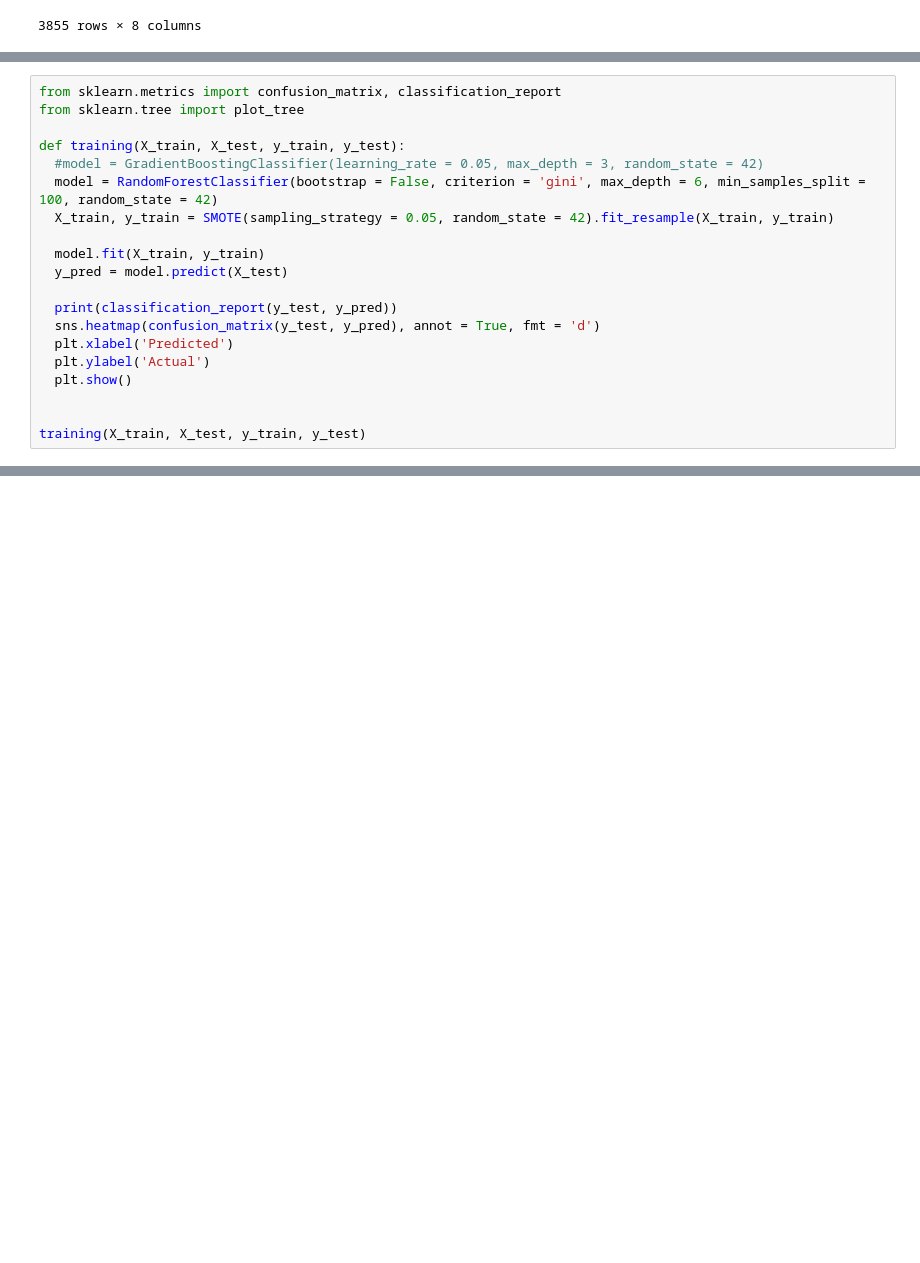
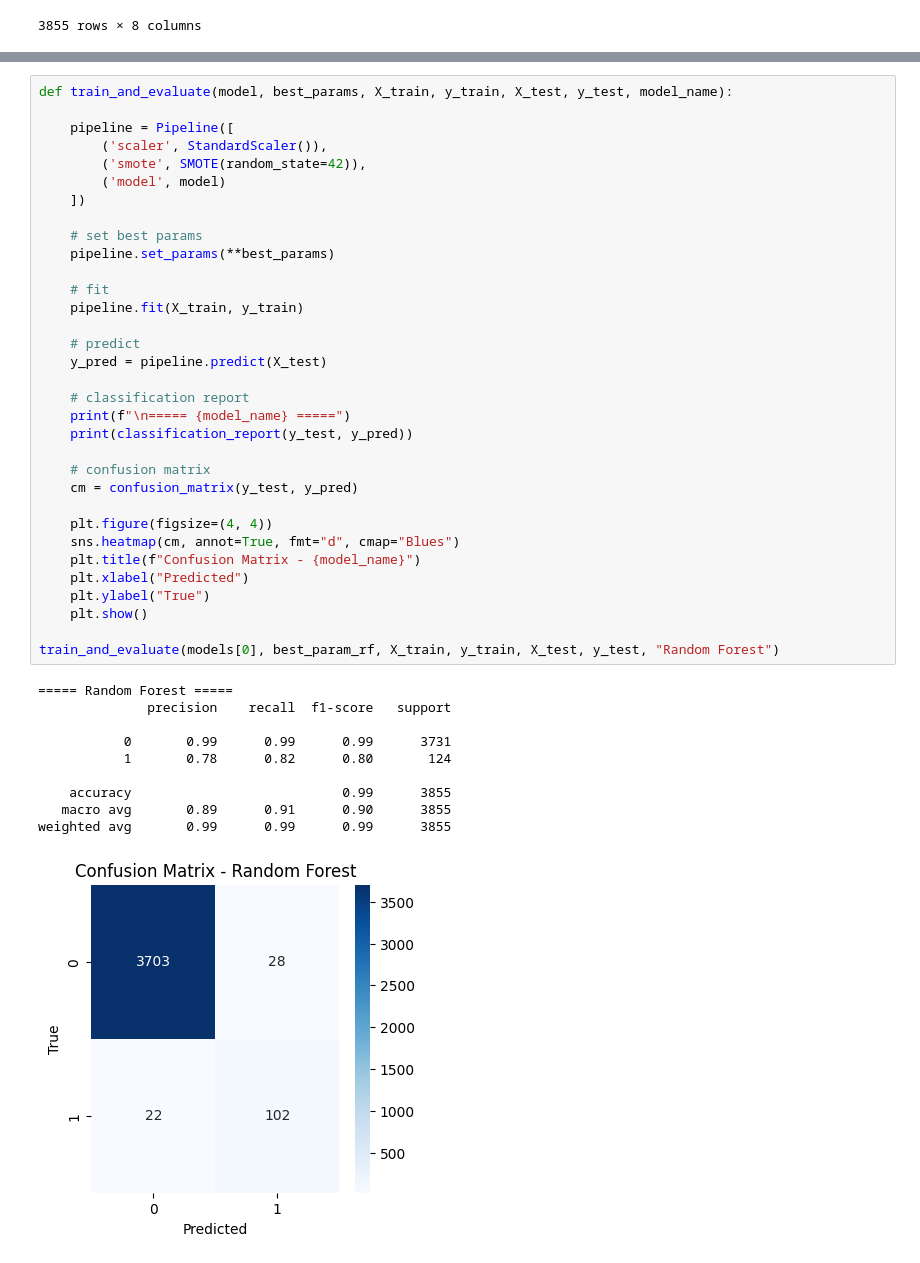
Before and after one commit to thiennguyen37-qn/bad-debt-prediction, a Jupyter notebook: model_comparison.ipynb, the cells around one changed output, grey strips where cells are left out. Cells and saved outputs as stored; diff of their text form; blank space fills up the shorter version.

```diff
--- a/model_comparison.ipynb
+++ b/model_comparison.ipynb
@@ -403,21 +407 @@ models = [
   ]
-# %%
-from sklearn.metrics import confusion_matrix, classification_report
-from sklearn.tree import plot_tree
-
-def training(X_train, X_test, y_train, y_test):
-  #model = GradientBoostingClassifier(learning_rate = 0.05, max_depth = 3, random_state = 42)
-  model = RandomForestClassifier(bootstrap = False, criterion = 'gini', max_depth = 6, min_samples_split = 100, random_state = 42)
-  X_train, y_train = SMOTE(sampling_strategy = 0.05, random_state = 42).fit_resample(X_train, y_train)
-
-  model.fit(X_train, y_train)
-  y_pred = model.predict(X_test)
-
-  print(classification_report(y_test, y_pred))
-  sns.heatmap(confusion_matrix(y_test, y_pred), annot = True, fmt = 'd')
-  plt.xlabel('Predicted')
-  plt.ylabel('Actual')
-  plt.show()
-
-
-training(X_train, X_test, y_train, y_test)
@@ -433,0 +456,44 @@ weighted avg       0.99      0.99      0.99      3855
+# %%
+def train_and_evaluate(model, best_params, X_train, y_train, X_test, y_test, model_name):
+
+    pipeline = Pipeline([
+        ('scaler', StandardScaler()),
+        ('smote', SMOTE(random_state=42)),
+        ('model', model)
+    ])
+
+    # set best params
+    pipeline.set_params(**best_params)
+
+    # fit
+    pipeline.fit(X_train, y_train)
+
+    # predict
+    y_pred = pipeline.predict(X_test)
+
+    # classification report
+    print(f"\n===== {model_name} =====")
+    print(classification_report(y_test, y_pred))
+
+    # confusion matrix
+    cm = confusion_matrix(y_test, y_pred)
+
+    plt.figure(figsize=(4, 4))
+    sns.heatmap(cm, annot=True, fmt="d", cmap="Blues")
+    plt.title(f"Confusion Matrix - {model_name}")
+    plt.xlabel("Predicted")
+    plt.ylabel("True")
+    plt.show()
+
+train_and_evaluate(models[0], best_param_rf, X_train, y_train, X_test, y_test, "Random Forest")
+# %% [output]
+===== Random Forest =====
+              precision    recall  f1-score   support
+
+           0       0.99      0.99      0.99      3731
+           1       0.78      0.82      0.80       124
+
+    accuracy                           0.99      3855
+   macro avg       0.89      0.91      0.90      3855
+weighted avg       0.99      0.99      0.99      3855
+[figure, added]
```
Also changed, not shown: parts of 4 cells of this notebook.
